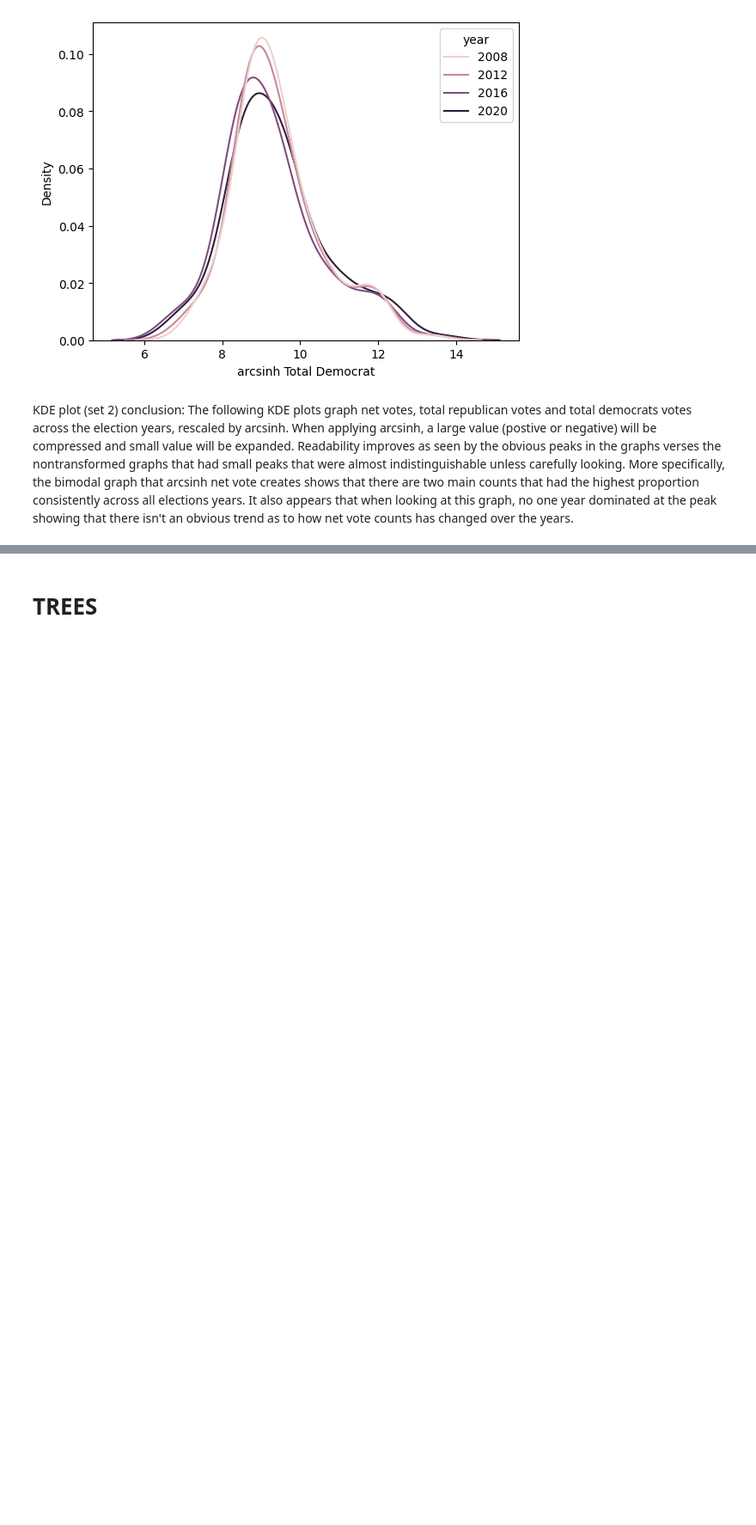
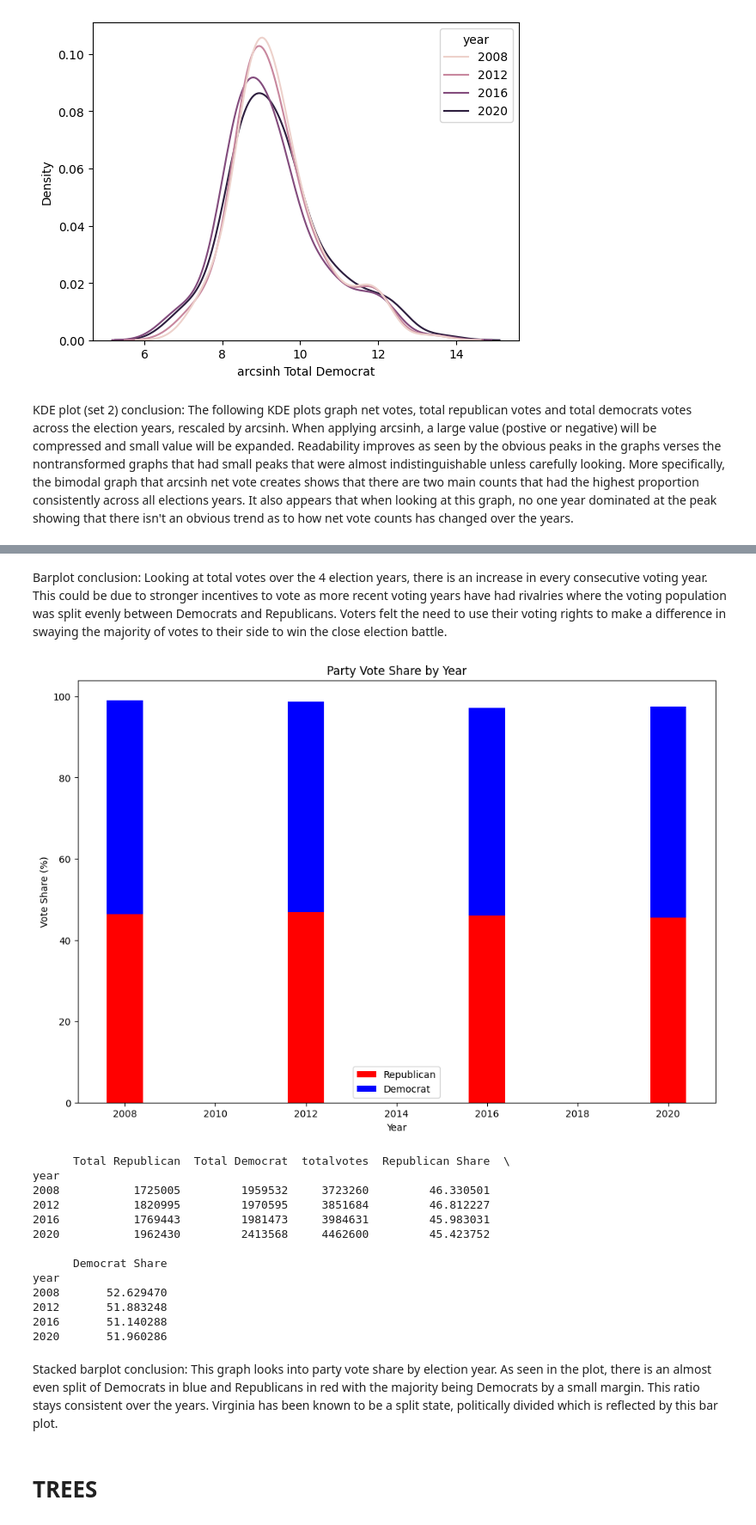
Before and after one commit to Catherine-Nguyen88/project_voting, a Jupyter notebook: Voting_Catherine's_Part.ipynb, the cells around one changed output, grey strips where cells are left out. Shown at 86% size. Cells and saved outputs as stored; diff of their text form; code cells hidden in the pictures; blank space fills up the shorter version.

```diff
--- a/Voting_Catherine's_Part.ipynb
+++ b/Voting_Catherine's_Part.ipynb
@@ -153,3 +164,41 @@ KDE plot (set 2) conclusion: The following KDE plots graph net votes, total repu
+# %% [markdown]
+Barplot conclusion: Looking at total votes over the 4 election years, there is an increase in every consecutive voting year. This could be due to stronger incentives to vote as more recent voting years have had rivalries where the voting population was split evenly between Democrats and Republicans. Voters felt the need to use their voting rights to make a difference in swaying the majority of votes to their side to win the close election battle.
+# %%
+# Party Vote Share by Year (Republican vs. Democrat)
+grouped_df = df.groupby('year').sum()
+
+# Calculate cumulative party vote shares as percentages
+grouped_df['Republican Share'] = (grouped_df['Total Republican'].cumsum() / grouped_df['totalvotes'].cumsum()) * 100
+grouped_df['Democrat Share'] = (grouped_df['Total Democrat'].cumsum() / grouped_df['totalvotes'].cumsum()) * 100
+
+# Create stacked bar plot
+plt.figure(figsize=(12, 8))
+plt.bar(grouped_df.index, grouped_df['Republican Share'], label='Republican', color='red')
+plt.bar(grouped_df.index, grouped_df['Democrat Share'], bottom=grouped_df['Republican Share'], label='Democrat', color='blue')
+plt.xlabel('Year')
+plt.ylabel('Vote Share (%)')
+plt.title('Party Vote Share by Year')
+plt.legend()
+plt.show()
+
+print(grouped_df[['Total Republican', 'Total Democrat', 'totalvotes', 'Republican Share', 'Democrat Share']])
+# %% [output]
+[figure, added]
+      Total Republican  Total Democrat  totalvotes  Republican Share  \
+year
+2008           1725005         1959532     3723260         46.330501
+2012           1820995         1970595     3851684         46.812227
+2016           1769443         1981473     3984631         45.983031
+2020           1962430         2413568     4462600         45.423752
+
+      Democrat Share
+year
+2008       52.629470
+2012       51.883248
+2016       51.140288
+2020       51.960286
+# %% [markdown]
+Stacked barplot conclusion: This graph looks into party vote share by election year. As seen in the plot, there is an almost even split of Democrats in blue and Republicans in red with the majority being Democrats by a small margin. This ratio stays consistent over the years. Virginia has been known to be a split state, politically divided which is reflected by this bar plot.
 # %% [markdown]
 # TREES
 # %%
```
Also changed, not shown: parts of 2 cells of this notebook.
